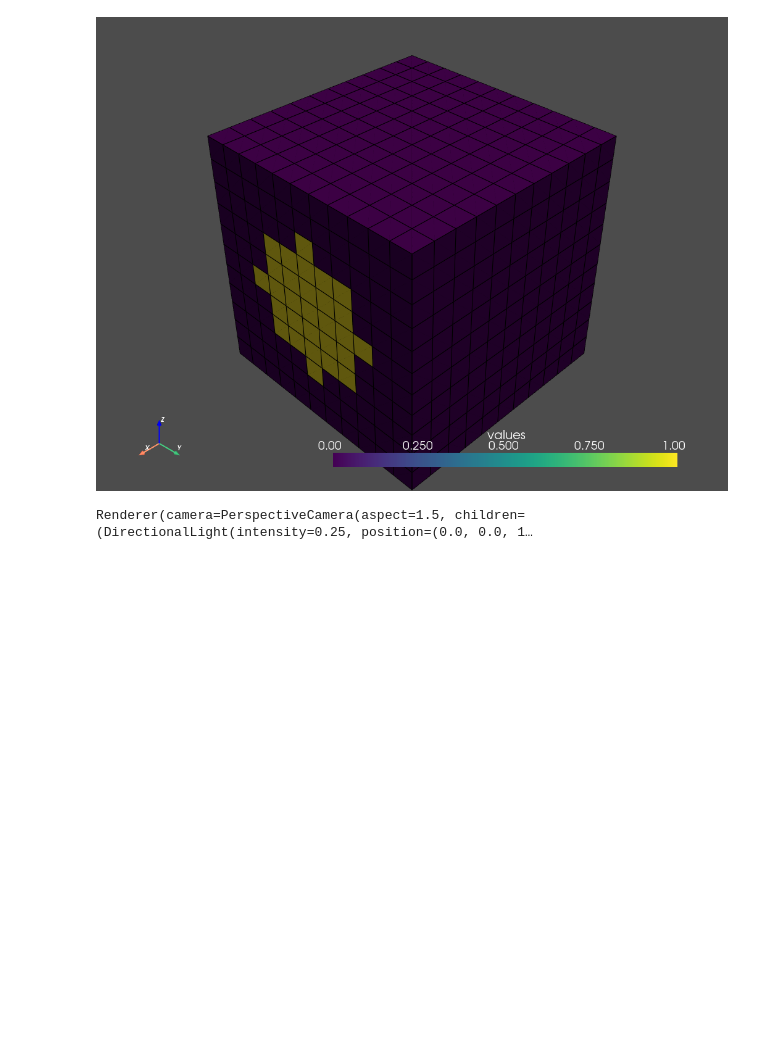
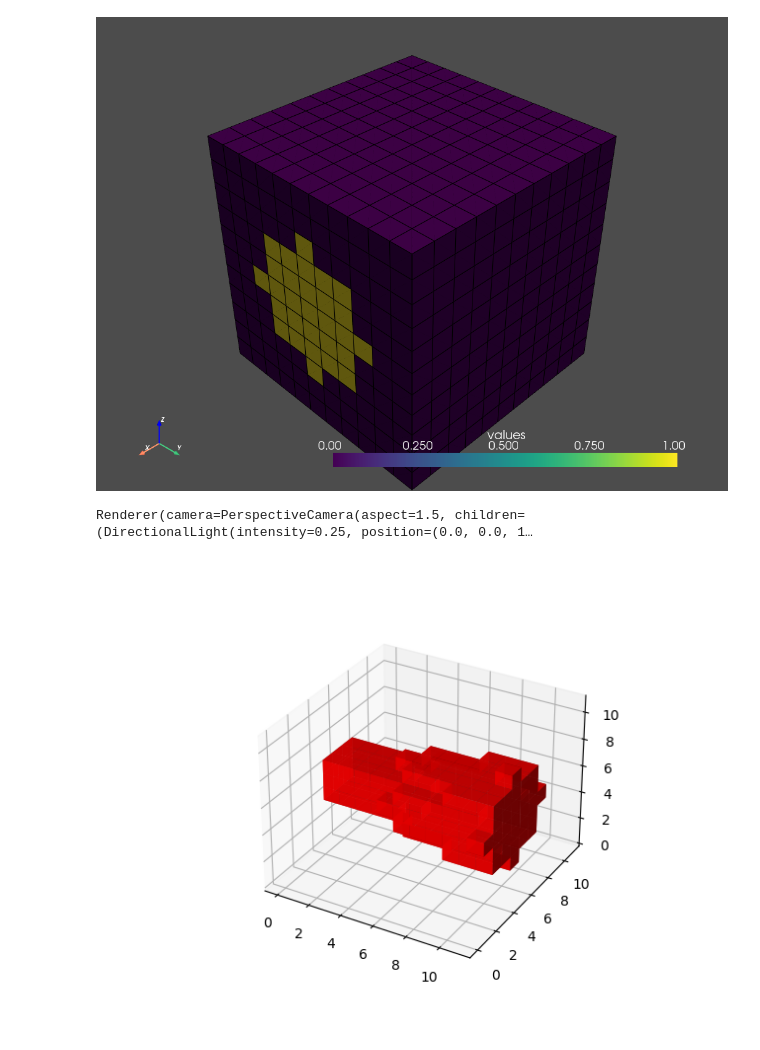
Before and after one commit to D-Gaard/bachelor, a Jupyter notebook: testLineRender.ipynb, the cells around one changed output. Drawn from its saved outputs; the diff is of its cells as text; code cells hidden in the pictures; blank space fills up the shorter version.

```diff
--- a/testLineRender.ipynb
+++ b/testLineRender.ipynb
@@ -101,32 +101,35 @@ Renderer(camera=PerspectiveCamera(aspect=1.5, children=(DirectionalLight(intensi
 # %%
 # Import libraries
 import matplotlib.pyplot as plt
 from mpl_toolkits.mplot3d import Axes3D
 import numpy as np
 
+%matplotlib widget
 
 # Create axis
 axes = [11, 11, 11]
 
 # Create Data
 data = box#np.ones(axes, dtype=np.bool)
 
 # Controll Tranperency
 alpha = 0.9
 
 # Control colour
 colors = np.empty(axes + [4], dtype=np.float32)
 
 colors[:] = [1, 0, 0, alpha]  # red
 
 # Plot figure
 fig = plt.figure()
 ax = fig.add_subplot(111, projection='3d')
 
 # Voxels is used to customizations of the
 # sizes, positions and colors.
 ax.voxels(data, facecolors=colors)
 
-%matplotlib widget
-#plt.ion = True
+
+plt.ion
 plt.show()
+# %% [output]
+[figure, added]
```
